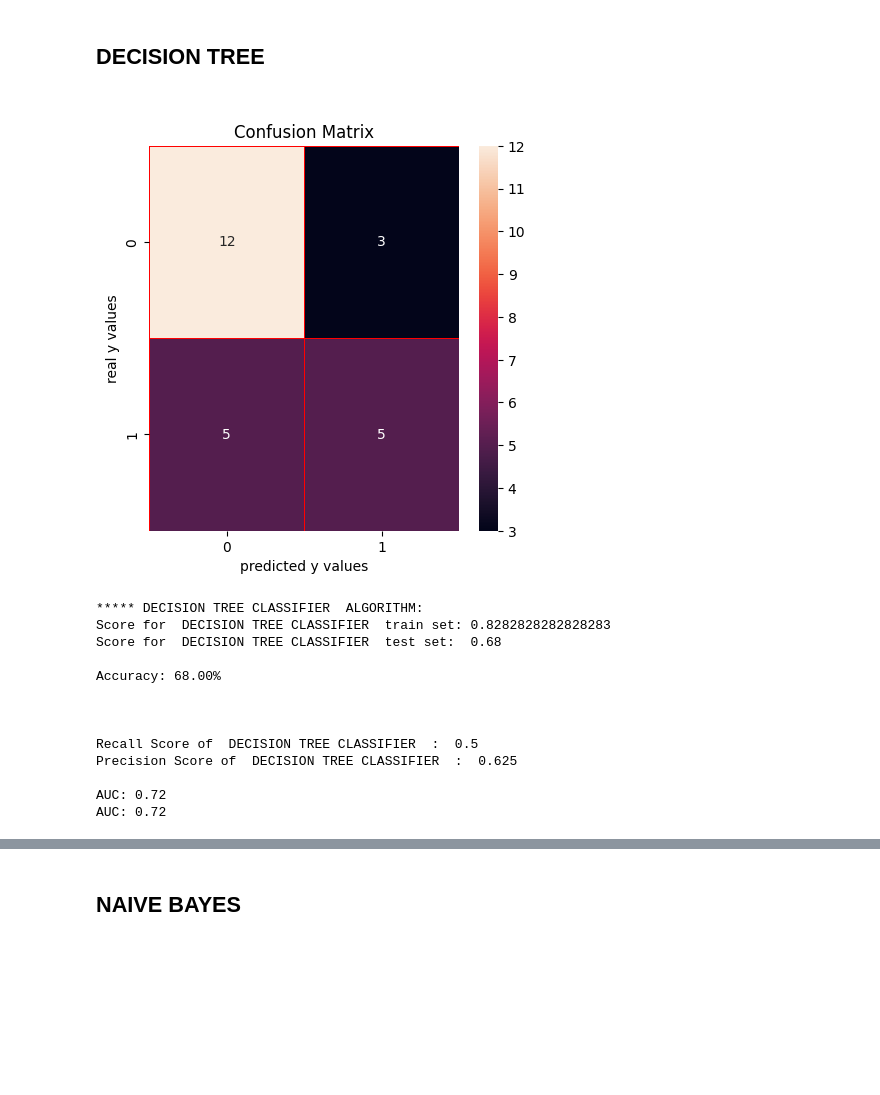
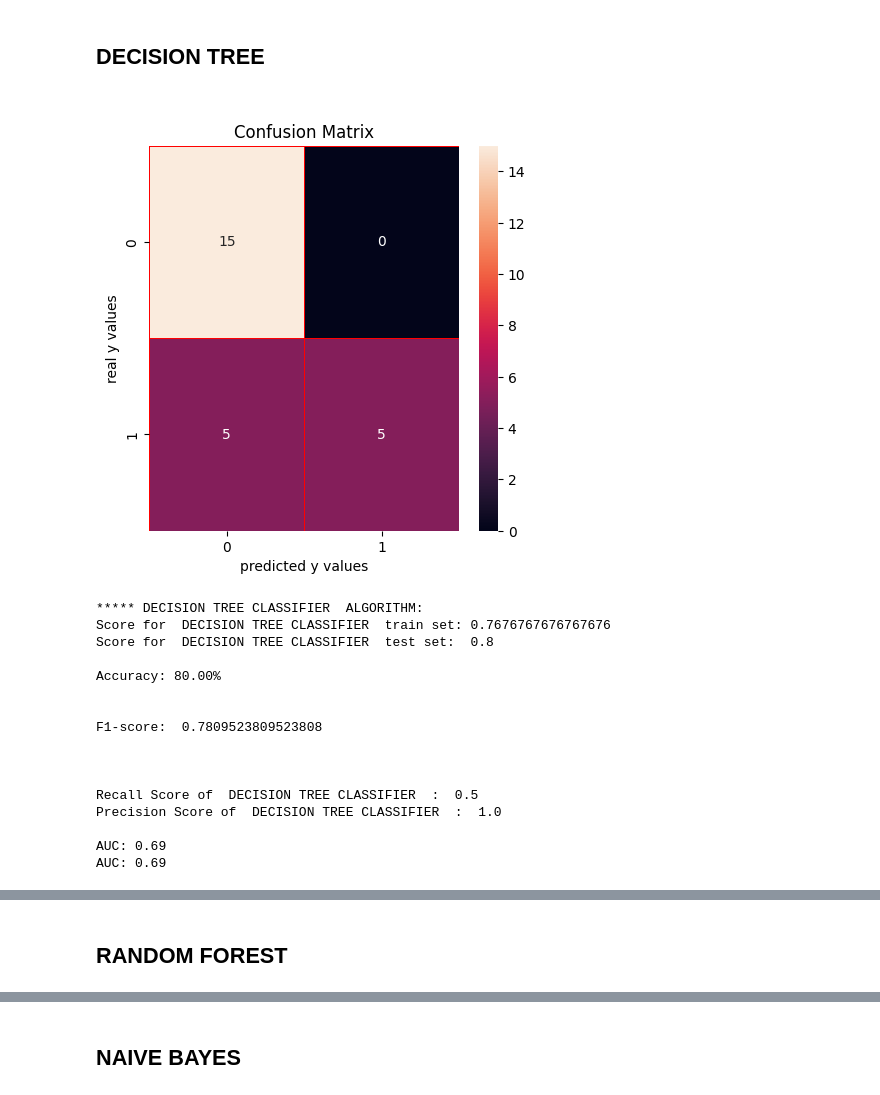
Before and after one commit to ozgecanmuyanli/autism-repo, a Jupyter notebook: mutluDataset_classification.ipynb, the cells around one changed output, grey strips where cells are left out. Drawn from its saved outputs; the diff is of its cells as text; code cells hidden in the pictures; blank space fills up the shorter version.

```diff
--- a/mutluDataset_classification.ipynb
+++ b/mutluDataset_classification.ipynb
@@ -378,22 +394,29 @@ Selected features from wrapper knn:  ['M B5', 'M B6', 'M B7', 'M B8', 'M Y1', 'M
+# %%
+scaler = StandardScaler().fit(X_train_selected)
+X_train_scaled = scaler.transform(X_train_selected)
+X_test_scaled = scaler.transform(X_test_selected)
 # %% [markdown]
 # ML MODELS
 # %% [markdown]
 ## DECISION TREE
 # %%
 ML_Algorithms(X_train_scaled, X_test_scaled, y_train, y_test, "DECISION TREE CLASSIFIER",
-              DecisionTreeClassifier(criterion='gini', max_depth=5, min_samples_split=10, min_samples_leaf=10, random_state=42), 1)
+              DecisionTreeClassifier(criterion='gini', max_depth=5, min_samples_split=7, min_samples_leaf=10, random_state=42), 1)
 # %% [output]
-[figure, old version]
+[figure, new version]
 ***** DECISION TREE CLASSIFIER  ALGORITHM:
-Score for  DECISION TREE CLASSIFIER  train set: 0.8282828282828283
-Score for  DECISION TREE CLASSIFIER  test set:  0.68
+Score for  DECISION TREE CLASSIFIER  train set: 0.7676767676767676
+Score for  DECISION TREE CLASSIFIER  test set:  0.8
 
-Accuracy: 68.00%
+Accuracy: 80.00%
+
+
+F1-score:  0.7809523809523808
 
 
 
 Recall Score of  DECISION TREE CLASSIFIER  :  0.5
-Precision Score of  DECISION TREE CLASSIFIER  :  0.625
+Precision Score of  DECISION TREE CLASSIFIER  :  1.0
 
-AUC: 0.72
-AUC: 0.72
+AUC: 0.69
+AUC: 0.69
@@ -400,0 +424,2 @@ AUC: 0.72
+# %% [markdown]
+## RANDOM FOREST
```
Also changed, not shown: parts of 28 cells of this notebook, 1 other file.
